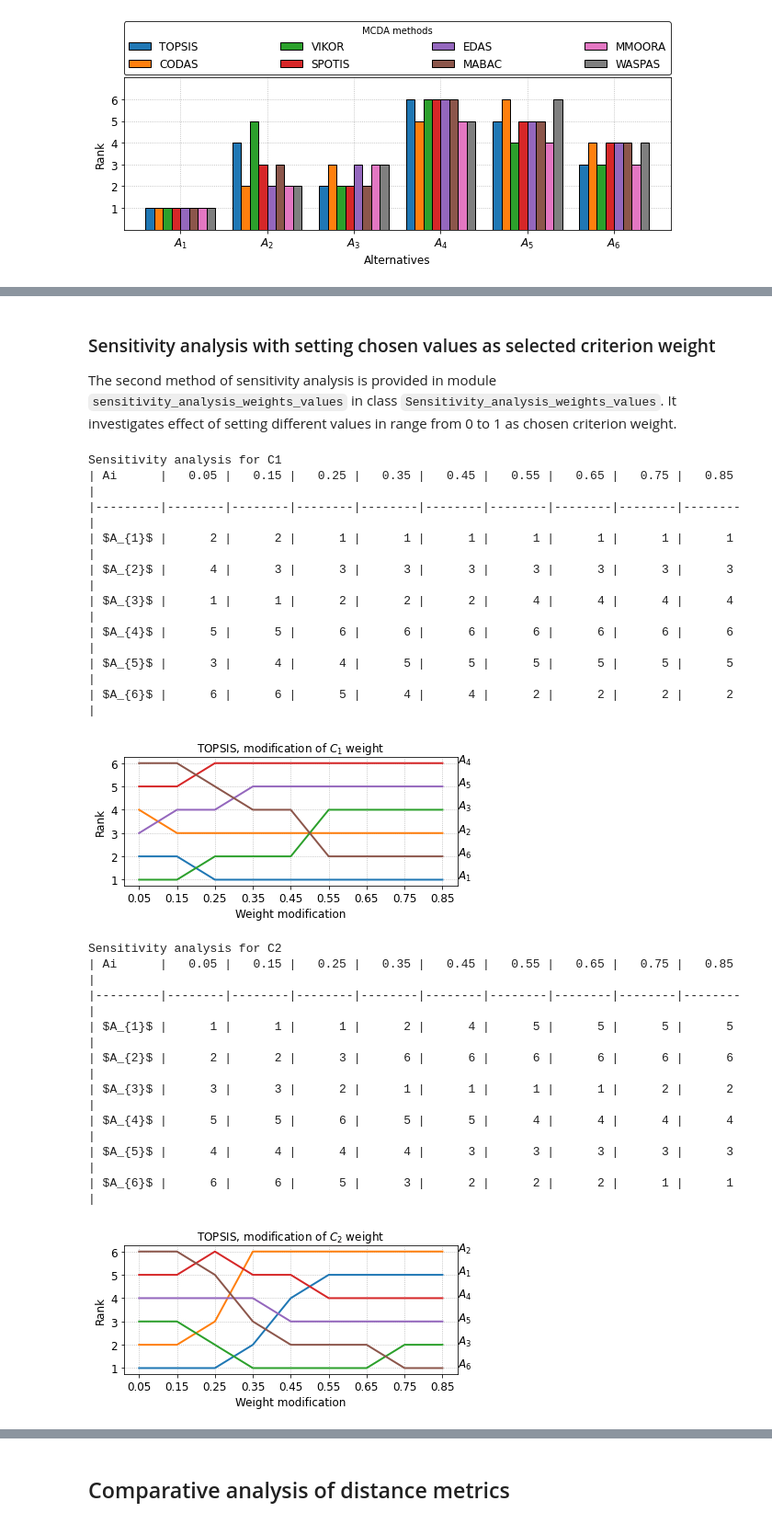
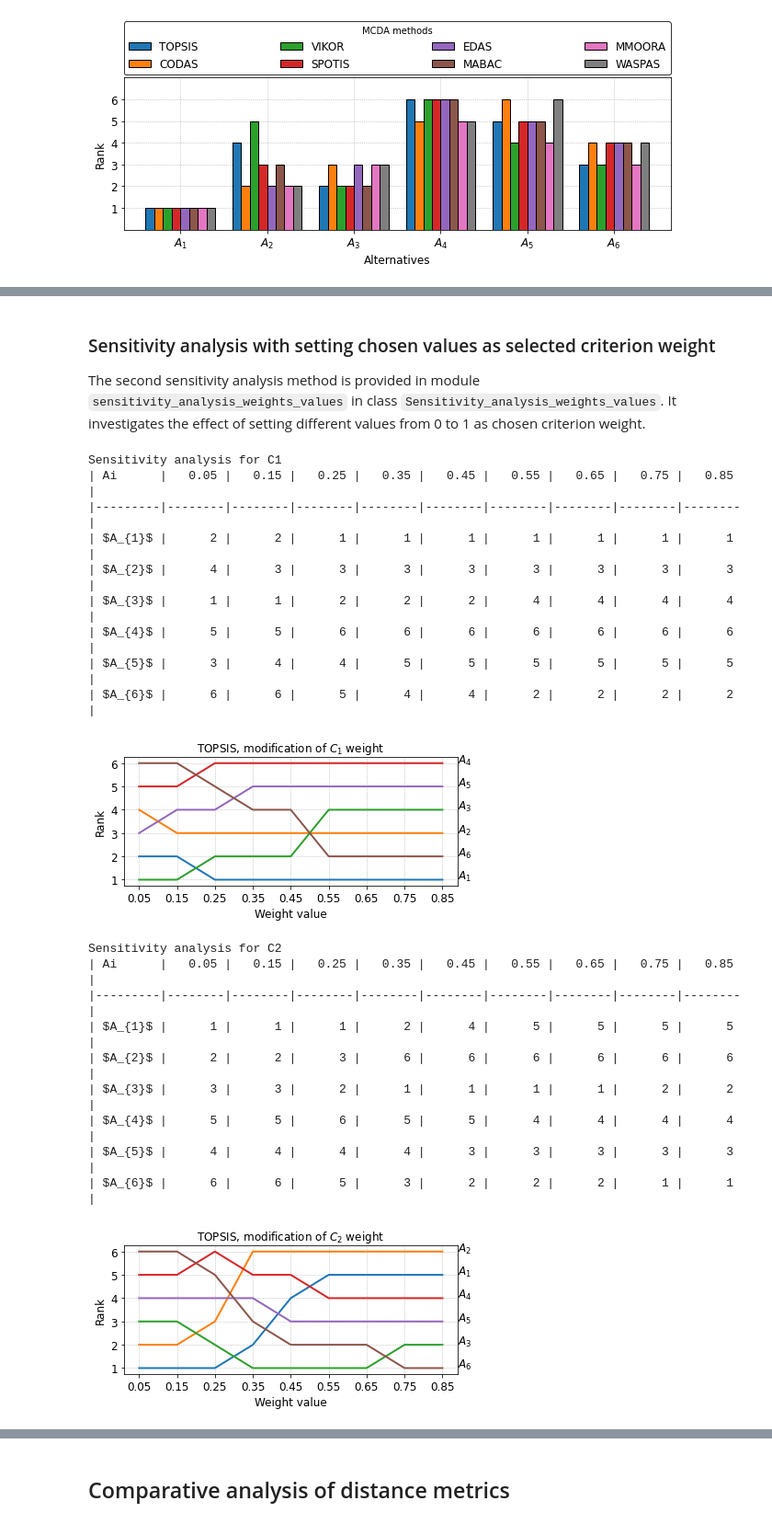
Before and after one commit to energyinpython/pyrepo-mcda, a Jupyter notebook: examples/example.ipynb, the cells around one changed output, grey strips where cells are left out. Shown at 92% size. Cells and saved outputs as stored; diff of their text form; code cells hidden in the pictures.

```diff
--- a/examples/example.ipynb
+++ b/examples/example.ipynb
@@ -245,7 +245,7 @@ for j in [0, 1, 2, 3]:
     print('Sensitivity analysis for C' + str(j + 1))
     print(tabulate(data_sens, headers = header, tablefmt='github'))
 
-    plot_lineplot_sensitivity(data_sens, method.__class__.__name__, list_crit_names[j])
+    plot_lineplot_sensitivity(data_sens, method.__class__.__name__, list_crit_names[j], "Weight value", "value")
 # %% [output]
 Sensitivity analysis for C1
 | Ai      |   -45% |   -35% |   -25% |   -15% |   -5% |   5% |   15% |   25% |   35% |   45% |
@@ -290,29 +290,29 @@ Sensitivity analysis for C4
 # %% [markdown]
 ### Sensitivity analysis with setting chosen values as selected criterion weight
-The second method of sensitivity analysis is provided in module `sensitivity_analysis_weights_values` in class `Sensitivity_analysis_weights_values`. It investigates effect of setting different values in range from 0 to 1 as chosen criterion weight.
+The second sensitivity analysis method is provided in module `sensitivity_analysis_weights_values` in class `Sensitivity_analysis_weights_values`. It investigates the effect of setting different values from 0 to 1 as chosen criterion weight.
 # %%
 # Perform sensitivity analysis with setting chosen weight value to selected criterion
 # other criteria have equal weight values and all criteria weights sum to 1
 sensitivity_analysis_weights_values = Sensitivity_analysis_weights_values()
 weight_values = np.arange(0.05, 0.95, 0.1)
 for j in [0, 1, 2, 3]:
     data_sens = sensitivity_analysis_weights_values(matrix, weight_values, types, method, j)
     header = [data_sens.index.name]
     header = header + list(data_sens.columns)
     print('Sensitivity analysis for C' + str(j + 1))
     print(tabulate(data_sens, headers = header, tablefmt='github'))
-    plot_lineplot_sensitivity(data_sens, method.__class__.__name__, list_crit_names[j])
+    plot_lineplot_sensitivity(data_sens, method.__class__.__name__, list_crit_names[j], "Weight value", "value")
 # %% [output]
 Sensitivity analysis for C1
 | Ai      |   0.05 |   0.15 |   0.25 |   0.35 |   0.45 |   0.55 |   0.65 |   0.75 |   0.85 |
 |---------|--------|--------|--------|--------|--------|--------|--------|--------|--------|
 | $A_{1}$ |      2 |      2 |      1 |      1 |      1 |      1 |      1 |      1 |      1 |
 | $A_{2}$ |      4 |      3 |      3 |      3 |      3 |      3 |      3 |      3 |      3 |
 | $A_{3}$ |      1 |      1 |      2 |      2 |      2 |      4 |      4 |      4 |      4 |
 | $A_{4}$ |      5 |      5 |      6 |      6 |      6 |      6 |      6 |      6 |      6 |
 | $A_{5}$ |      3 |      4 |      4 |      5 |      5 |      5 |      5 |      5 |      5 |
 | $A_{6}$ |      6 |      6 |      5 |      4 |      4 |      2 |      2 |      2 |      2 |
-[figure, old version]
+[figure, new version]
 Sensitivity analysis for C2
 | Ai      |   0.05 |   0.15 |   0.25 |   0.35 |   0.45 |   0.55 |   0.65 |   0.75 |   0.85 |
 |---------|--------|--------|--------|--------|--------|--------|--------|--------|--------|
@@ -322,7 +322,7 @@ Sensitivity analysis for C2
 | $A_{4}$ |      5 |      5 |      6 |      5 |      5 |      4 |      4 |      4 |      4 |
 | $A_{5}$ |      4 |      4 |      4 |      4 |      3 |      3 |      3 |      3 |      3 |
 | $A_{6}$ |      6 |      6 |      5 |      3 |      2 |      2 |      2 |      1 |      1 |
-[figure, old version]
+[figure, new version]
 Sensitivity analysis for C3
 | Ai      |   0.05 |   0.15 |   0.25 |   0.35 |   0.45 |   0.55 |   0.65 |   0.75 |   0.85 |
 |---------|--------|--------|--------|--------|--------|--------|--------|--------|--------|
```
Also changed, not shown: parts of 28 cells of this notebook, 24 other files.
